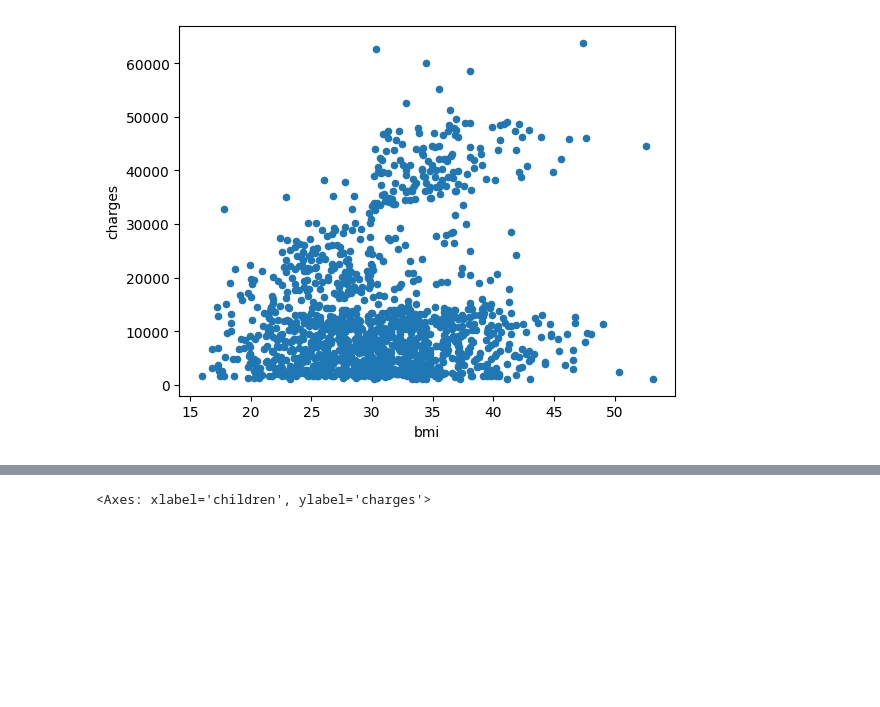
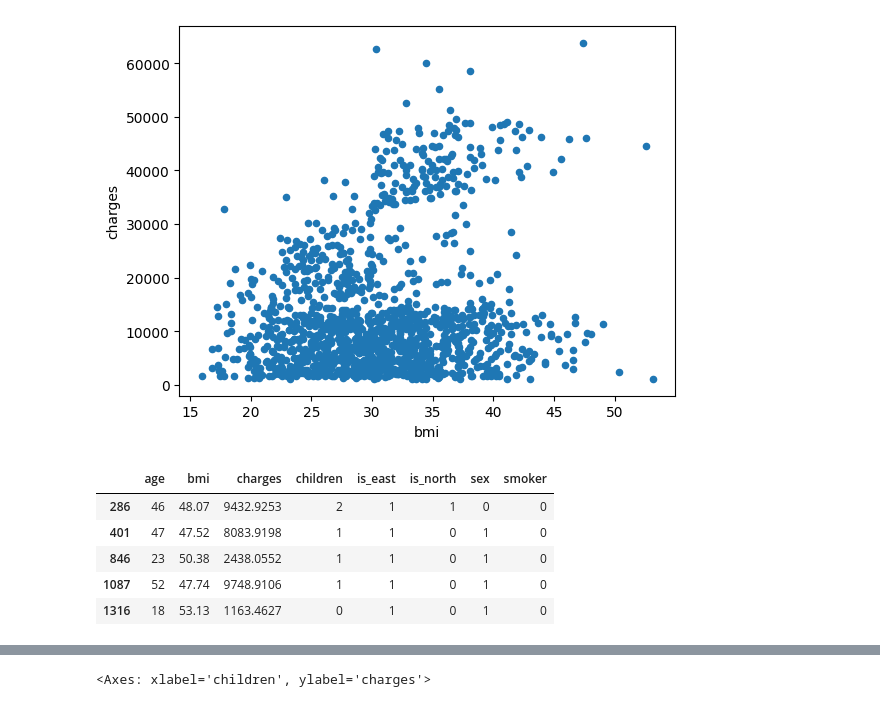
Before and after one commit to Daviddavid-sudo/Briefprimeassurance, a Jupyter notebook: dataanalyst.ipynb, the cells around one changed output, grey strips where cells are left out. Saved outputs shown, nothing was run; the diff lists cells and outputs as text; code cells hidden in the pictures; blank space fills up the shorter version.

```diff
--- a/dataanalyst.ipynb
+++ b/dataanalyst.ipynb
@@ -55,3 +69,12 @@ data[['bmi', 'charges']].plot.scatter('bmi','charges')
 # %% [output]
 <Axes: xlabel='bmi', ylabel='charges'>
 [figure]
+# %%
+data[(data['bmi']>47)& (data['charges']<10000)]
+# %% [output]
+|  | age | bmi | charges | children | is_east | is_north | sex | smoker |
+| 286 | 46 | 48.07 | 9432.9253 | 2 | 1 | 1 | 0 | 0 |
+| 401 | 47 | 47.52 | 8083.9198 | 1 | 1 | 0 | 1 | 0 |
+| 846 | 23 | 50.38 | 2438.0552 | 1 | 1 | 0 | 1 | 0 |
+| 1087 | 52 | 47.74 | 9748.9106 | 1 | 1 | 0 | 1 | 0 |
+| 1316 | 18 | 53.13 | 1163.4627 | 0 | 1 | 0 | 1 | 0 |
```
Also changed, not shown: parts of 4 cells of this notebook, 1 other file.
